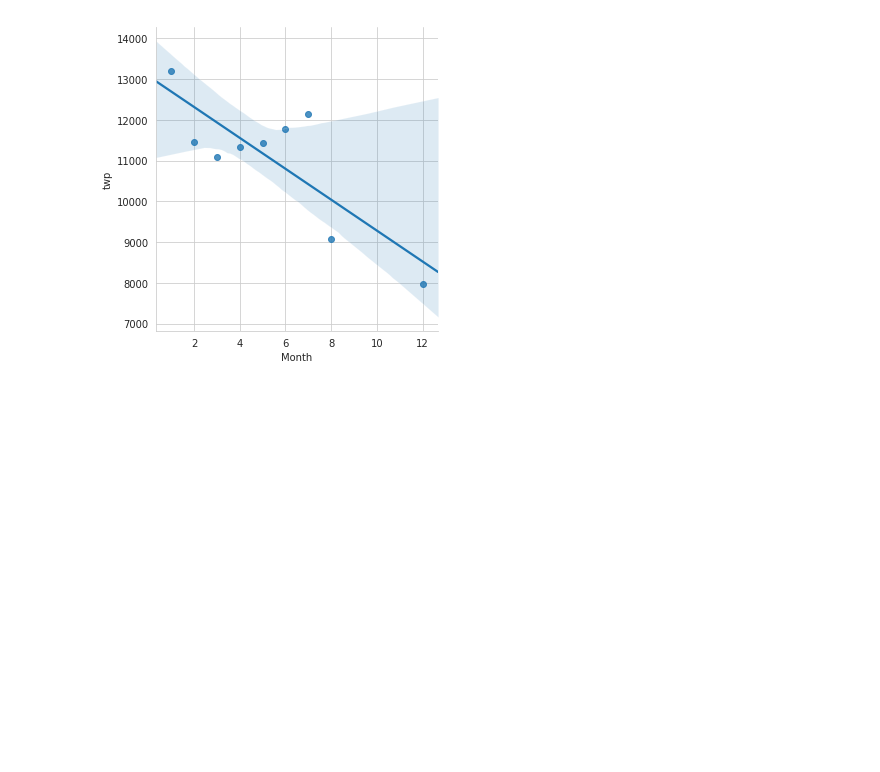
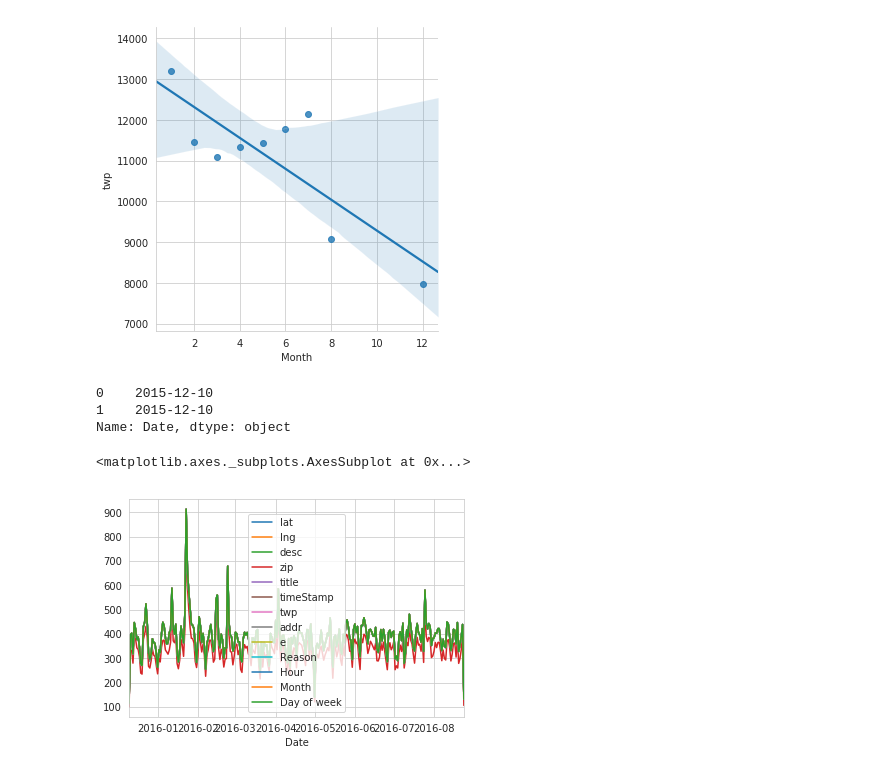
Before and after one commit to Joseorina/jubilant-palm-tree, a Jupyter notebook: 911DataCapstone.ipynb, the cells around one changed output. Saved outputs shown, nothing was run; the diff lists cells and outputs as text; code cells hidden in the pictures; blank space fills up the shorter version.

```diff
--- a/911DataCapstone.ipynb
+++ b/911DataCapstone.ipynb
@@ -248,3 +248,16 @@ sns.lmplot(data=byMonth.reset_index(), x='Month',y='twp')
 # %% [output]
 <seaborn.axisgrid.FacetGrid at 0x...>
 [figure]
+# %%
+df['Date'] = df['timeStamp'].apply(lambda time: time.date())
+# %%
+df['Date'].head(2)
+# %% [output]
+0    2015-12-10
+1    2015-12-10
+Name: Date, dtype: object
+# %%
+df.groupby('Date').count().plot()
+# %% [output]
+<matplotlib.axes._subplots.AxesSubplot at 0x...>
+[figure, added]
```
Also changed, not shown: parts of 4 cells of this notebook.
